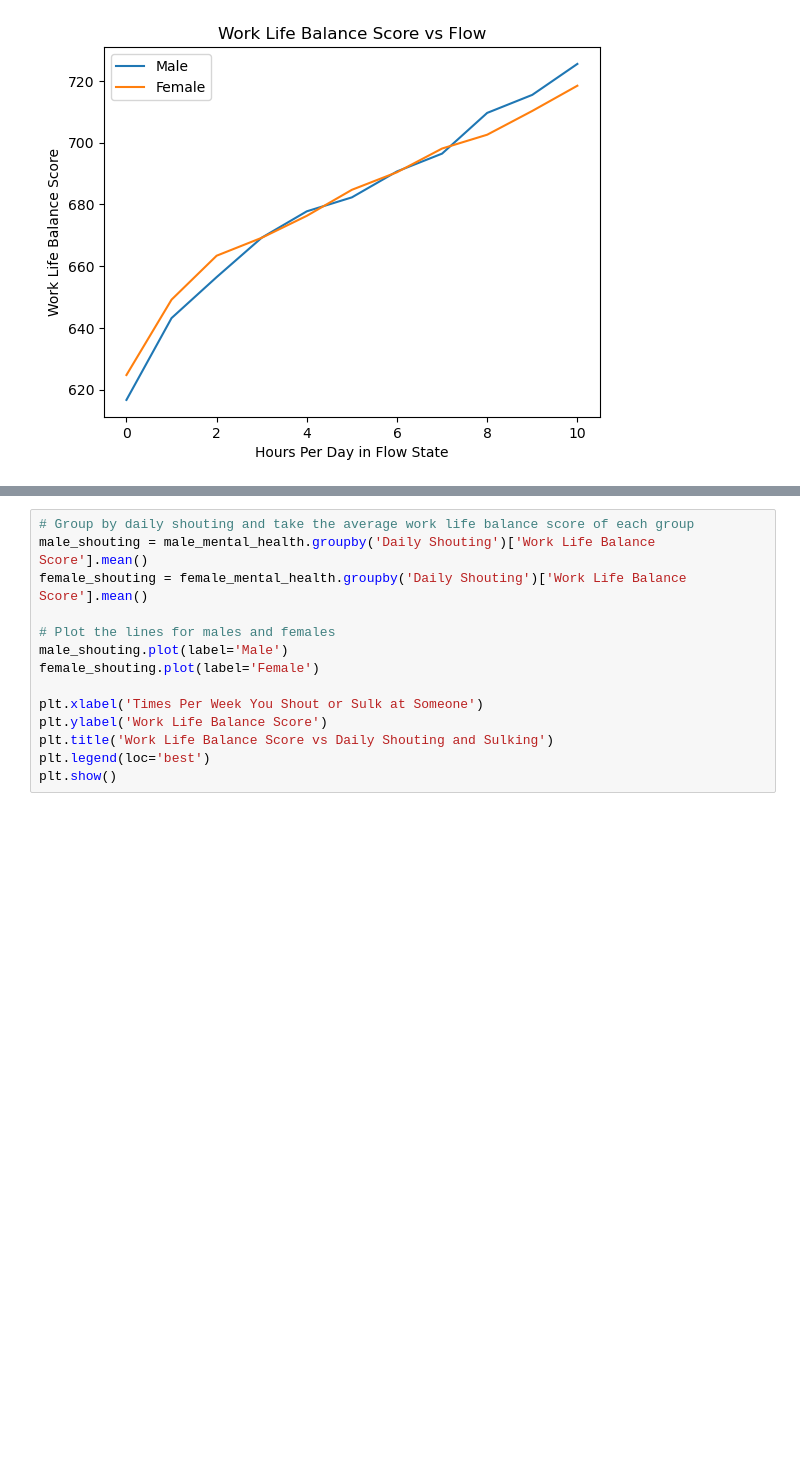
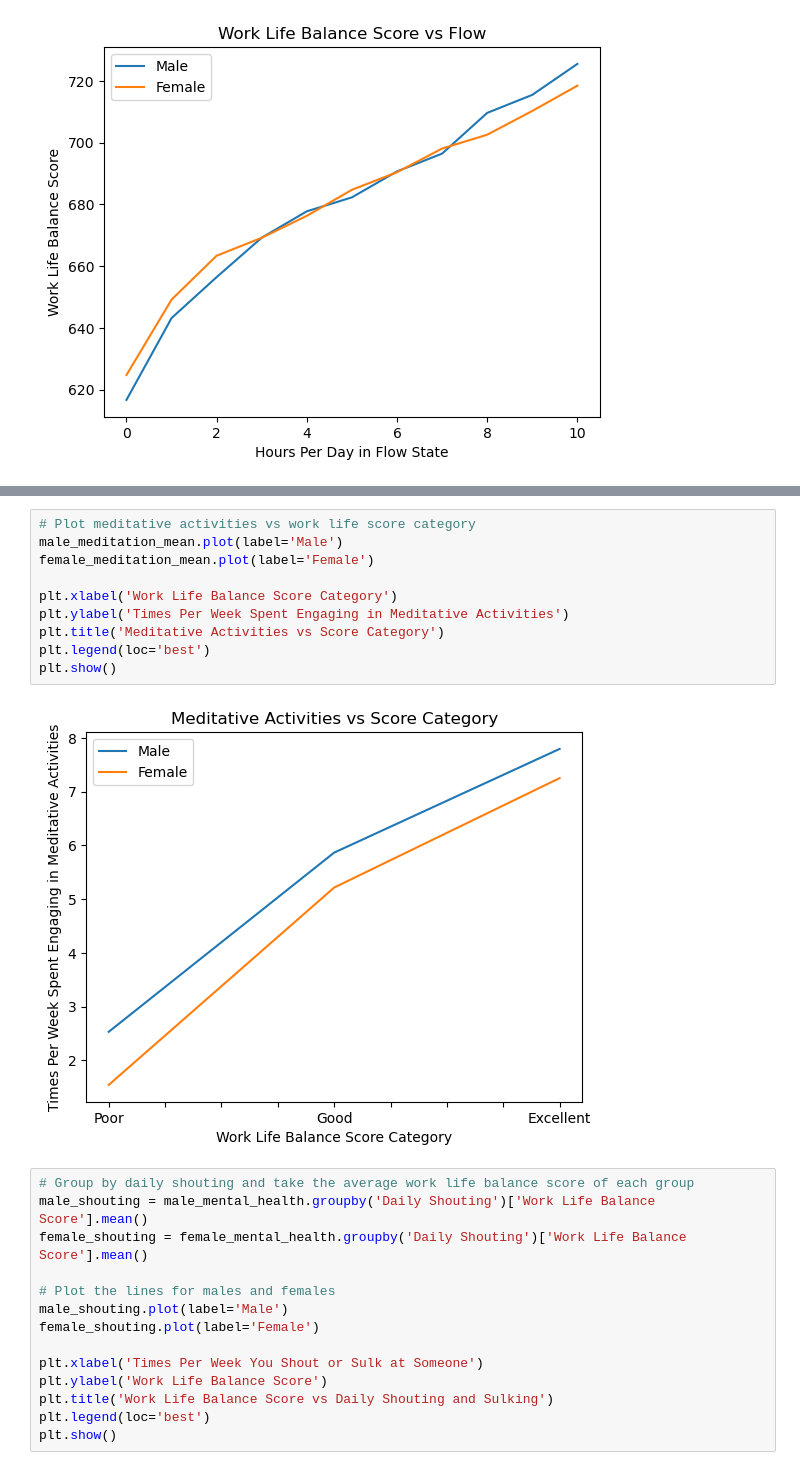
Before and after one commit to jenna-mk/Project_1, a Jupyter notebook: healthy_mind_analysis.ipynb, the cells around one changed output, grey strips where cells are left out. Saved outputs shown, nothing was run; the diff lists cells and outputs as text; blank space fills up the shorter version.

```diff
--- a/healthy_mind_analysis.ipynb
+++ b/healthy_mind_analysis.ipynb
@@ -190,3 +300,15 @@ plt.show()
+# %%
+# Plot meditative activities vs work life score category
+male_meditation_mean.plot(label='Male')
+female_meditation_mean.plot(label='Female')
+
+plt.xlabel('Work Life Balance Score Category')
+plt.ylabel('Times Per Week Spent Engaging in Meditative Activities')
+plt.title('Meditative Activities vs Score Category')
+plt.legend(loc='best')
+plt.show()
+# %% [output]
+[figure, added]
 # %%
 # Group by daily shouting and take the average work life balance score of each group
 male_shouting = male_mental_health.groupby('Daily Shouting')['Work Life Balance Score'].mean()
```
Also changed, not shown: parts of 15 cells of this notebook, 3 other files.
